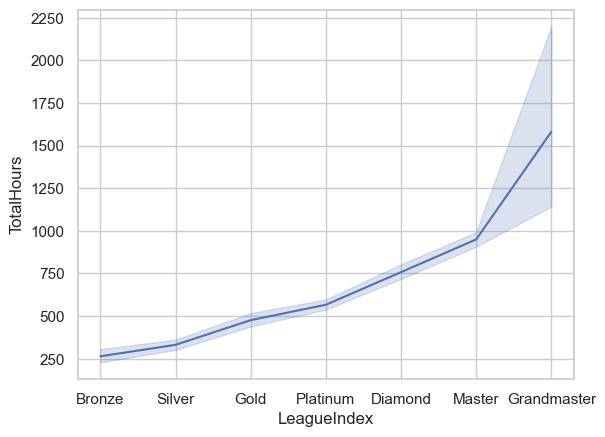
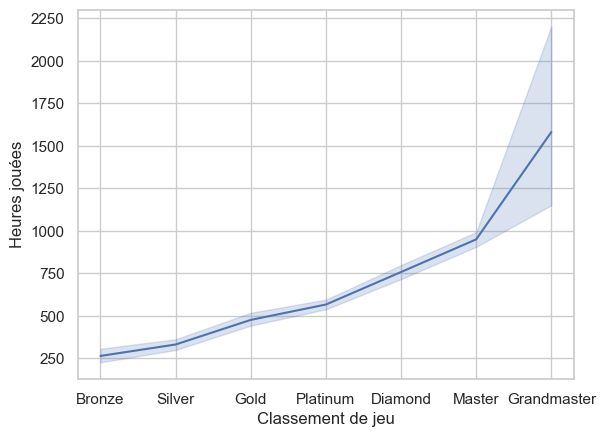
Code edit (unified diff) that turned the first committed figure into the second:
--- before
+++ after
@@ -6,2 +6,5 @@
     "Diamond", "Master", "Grandmaster"
 ])
+
+lineplot.set_xlabel("Classement de jeu")
+lineplot.set_ylabel("Heures jouées")

Commit: Added content to the analysis